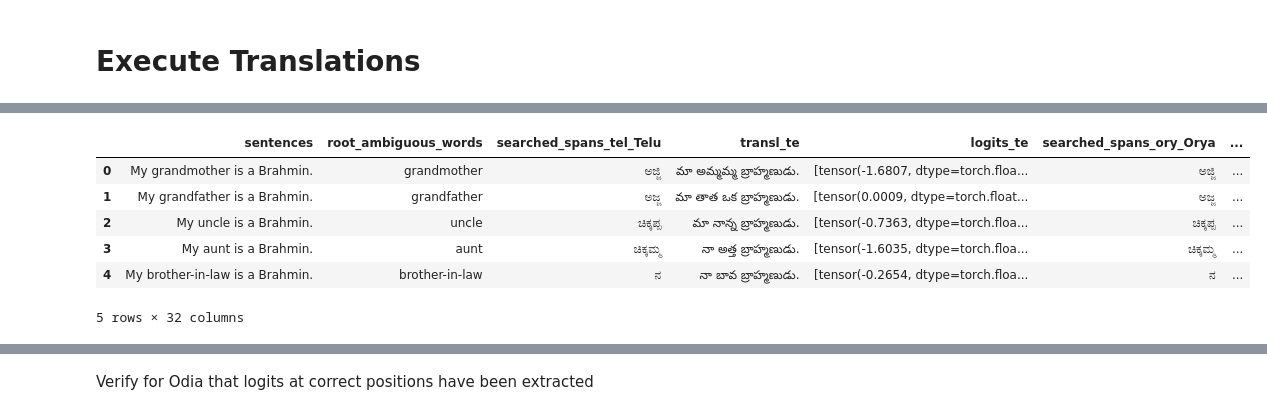
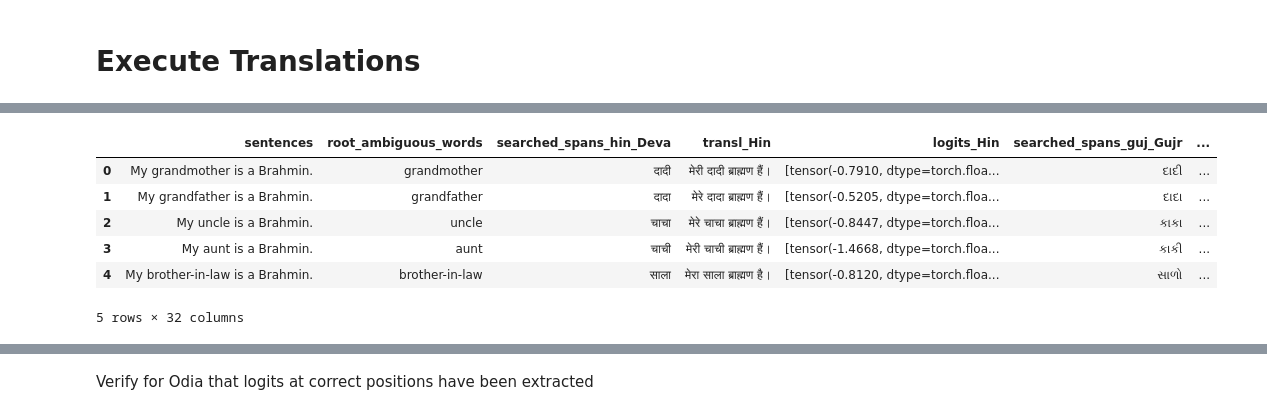
Before and after one commit to sofia100/Multilingual_project, a Jupyter notebook: logits(1)_custom_test.ipynb, the cells around one changed output, grey strips where cells are left out. Cells and saved outputs as stored; diff of their text form; code cells hidden in the pictures.

```diff
--- a/logits(1)_custom_test.ipynb
+++ b/logits(1)_custom_test.ipynb
@@ -196,7 +195,7 @@ def get_search_spans(inp_sents, tgt_lang, translations):
                 break
         else:
             # print("No relation found in the translation for the word", curr_amb_word, "in", tgt_lang, "in the sentence", translations[idx])
-            search_spans.append(translations[idx][0])
+            search_spans.append(translations[idx][   translations[idx].index(" ")+1   ]) # 2nd word in the translation
     # print("Search spans are", search_spans)
     return root_amb_words, search_spans
 # %%
@@ -299,17 +298,17 @@ lang_script_list = [
 test_csv_folder = 'custom_test_csv'
 # %%
 lang_code_map = {
-    'eng_Latn': 'en',
-    'hin_Deva': 'hi',
-    'guj_Gujr': 'gu',
-    'kan_Knda': 'kn',
-    'mal_Mlym': 'ml',
-    'mar_Deva': 'mr',
-    'tam_Taml': 'ta',
-    'tel_Telu': 'te',
-    'pan_Guru': 'pa',
-    'ben_Beng': 'bn',
-    'ory_Orya': 'or'
+    'eng_Latn': 'Eng',
+    'hin_Deva': 'Hin',
+    'guj_Gujr': 'Guj',
+    'kan_Knda': 'Kan',
+    'mal_Mlym': 'Mal',
+    'mar_Deva': 'Mar',
+    'tam_Taml': 'Tam',
+    'tel_Telu': 'Tel',
+    'pan_Guru': 'Pun',
+    'ben_Beng': 'Ben',
+    'ory_Orya': 'Odi'
 }
 # %%
 sents = []
@@ -320,8 +319,8 @@ print(len(sents))
 # %% [output]
 1809
 # %%
-# SAMPLE_SIZE = 10
-SAMPLE_SIZE = len(sents)
+SAMPLE_SIZE = 30
+# SAMPLE_SIZE = len(sents)
 sents = sents[:SAMPLE_SIZE]
 # sents
 # %% [markdown]
@@ -330,6 +329,7 @@ sents = sents[:SAMPLE_SIZE]
 src_lang = "eng_Latn"
 output_trnsl={}
 output_logits={}
+output_search_spans={}
 
 for lang in lang_script_list:
     tgt_lang = lang
@@ -339,11 +339,12 @@ for lang in lang_script_list:
     translations, logits, root_amb_words, searched_spans = batch_translate(sents, src_lang, tgt_lang, en_indic_model, en_indic_tokenizer, ip_en_ind, span_encodings)
     output_trnsl[lang] = translations
     output_logits[lang] = logits
+    output_search_spans[lang] = searched_spans
 
     # # save hindi translations to a file test_translations_hin.txt
-    # with open('test_translations/indic_trans2/test_transl_it2_'+lang+'.txt', 'w') as f:
-    #     for sent in translations:
-    #         f.write(sent + '\n')
+    with open('test_translations/indic_trans2/logits_exp/test_transl_it2_'+lang+str(SAMPLE_SIZE)+'.txt', 'w') as f:
+        for sent in translations:
+            f.write(sent + '\n')
 
     # save the logits to a file
     # with open('test_trasnlations/indic_trans2/test_transl_it2_'+lang+'_logits.txt', 'w') as f:
@@ -542,26 +364,26 @@ logits 1st item 1st row tensor([-0.5894, -0.5894,  1.8457,  ..., -0.5894, -0.589
 # %%
 # dataframe from the translations, logits and the root ambiguous words, searched spans
-import pandas as pd
+
 
 df = pd.DataFrame()
 df['sentences'] = sents
 df['root_ambiguous_words'] = root_amb_words
 for lang in lang_script_list:
     # if lang != 'ory_Orya':
     #     continue
     # following 2 can be commented out to reduce the size of the dataframe
-    df['searched_spans_'+lang] = searched_spans
+    df['searched_spans_'+lang] = output_search_spans[lang]
     df['transl_'+lang_code_map[lang]] = output_trnsl[lang]
     df['logits_'+lang_code_map[lang]] = output_logits[lang]
 
 df.head()
 # %% [output]
-|  | sentences | root_ambiguous_words | searched_spans_tel_Telu | transl_te | logits_te | searched_spans_ory_Orya | ... |
-| 0 | My grandmother is a Brahmin. | grandmother | ಅಜ್ಜಿ | మా అమ్మమ్మ బ్రాహ్మణుడు. | [tensor(-1.6807, dtype=torch.floa... | ಅಜ್ಜಿ | ... |
-| 1 | My grandfather is a Brahmin. | grandfather | ಅಜ್ಜ | మా తాత ఒక బ్రాహ్మణుడు. | [tensor(0.0009, dtype=torch.float... | ಅಜ್ಜ | ... |
-| 2 | My uncle is a Brahmin. | uncle | ಚಿಕ್ಕಪ್ಪ | మా నాన్న బ్రాహ్మణుడు. | [tensor(-0.7363, dtype=torch.floa... | ಚಿಕ್ಕಪ್ಪ | ... |
-| 3 | My aunt is a Brahmin. | aunt | ಚಿಕ್ಕಮ್ಮ | నా అత్త బ్రాహ్మణుడు. | [tensor(-1.6035, dtype=torch.floa... | ಚಿಕ್ಕಮ್ಮ | ... |
-| 4 | My brother-in-law is a Brahmin. | brother-in-law | ನ | నా బావ బ్రాహ్మణుడు. | [tensor(-0.2654, dtype=torch.floa... | ನ | ... |
+|  | sentences | root_ambiguous_words | searched_spans_hin_Deva | transl_Hin | logits_Hin | searched_spans_guj_Gujr | ... |
+| 0 | My grandmother is a Brahmin. | grandmother | दादी | मेरी दादी ब्राह्मण हैं। | [tensor(-0.7910, dtype=torch.floa... | દાદી | ... |
+| 1 | My grandfather is a Brahmin. | grandfather | दादा | मेरे दादा ब्राह्मण हैं। | [tensor(-0.5205, dtype=torch.floa... | દાદા | ... |
+| 2 | My uncle is a Brahmin. | uncle | चाचा | मेरे चाचा ब्राह्मण हैं। | [tensor(-0.8447, dtype=torch.floa... | કાકા | ... |
+| 3 | My aunt is a Brahmin. | aunt | चाची | मेरी चाची ब्राह्मण हैं। | [tensor(-1.4668, dtype=torch.floa... | કાકી | ... |
+| 4 | My brother-in-law is a Brahmin. | brother-in-law | साला | मेरा साला ब्राह्मण है। | [tensor(-0.8120, dtype=torch.floa... | સાળો | ... |
 5 rows × 32 columns
 # %%
 # for all sentences:
```
Also changed, not shown: parts of 16 cells of this notebook, 3 other files.
